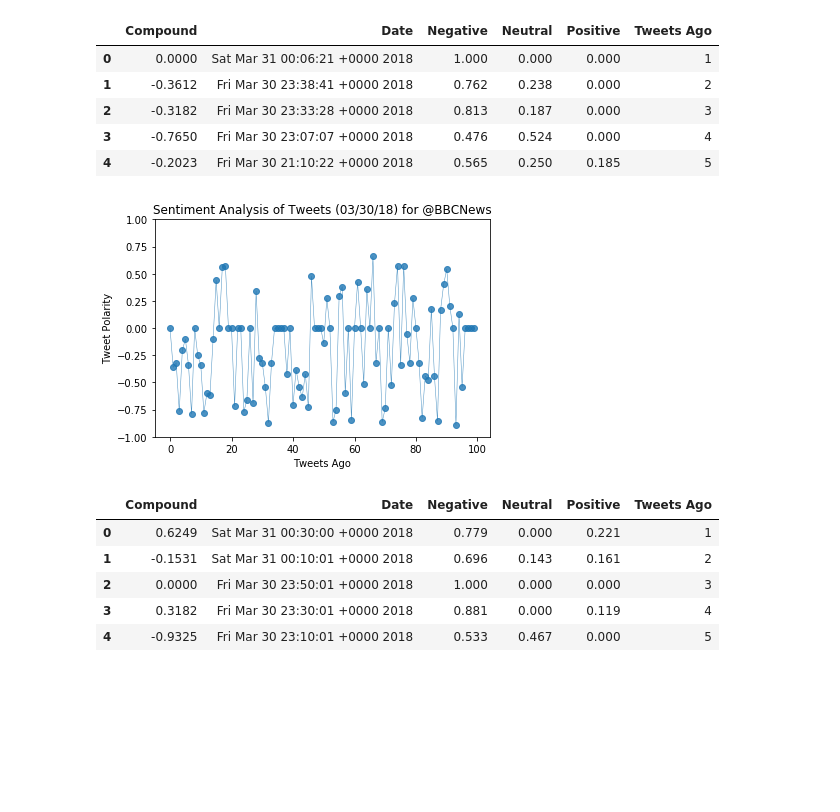
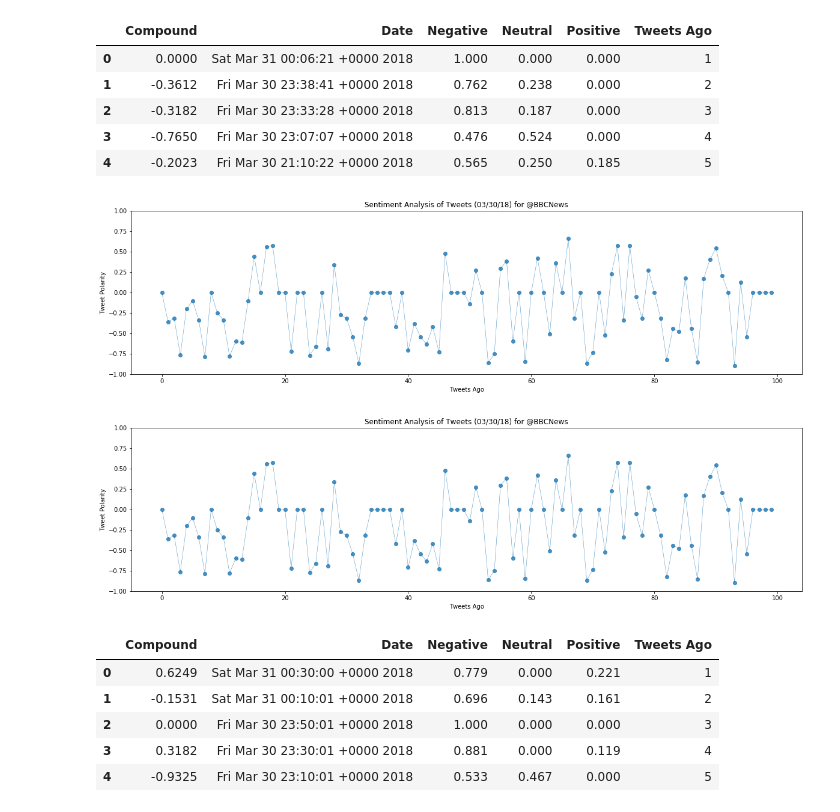
Before and after one commit to ehyoder/Social_Analytics_HW, a Jupyter notebook: Social_Analytics_Hw.ipynb, the cells around one changed output. Drawn from its saved outputs; the diff is of its cells as text; code cells hidden in the pictures; blank space fills up the shorter version.

```diff
--- a/Social_Analytics_Hw.ipynb
+++ b/Social_Analytics_Hw.ipynb
@@ -70,22 +70,25 @@ bbc_sentiments_df.head()
 | 2 | -0.3182 | Fri Mar 30 23:33:28 +0000 2018 | 0.813 | 0.187 | 0.000 | 3 |
 | 3 | -0.7650 | Fri Mar 30 23:07:07 +0000 2018 | 0.476 | 0.524 | 0.000 | 4 |
 | 4 | -0.2023 | Fri Mar 30 21:10:22 +0000 2018 | 0.565 | 0.250 | 0.185 | 5 |
-# %%
-# Create plot of sentiments of the last 100 tweets sent out by each news organization, ranging from -1.0 to 1.0, where a score of 0 expresses a neutral sentiment, -1 the most negative sentiment, and +1 the most positive sentiment
-# Each plot point reflects the compound sentiment of a tweet
-# Sort each plot point by its relative timestamp
-plt.plot(np.arange(len(bbc_sentiments_df["Compound"])),
-         bbc_sentiments_df["Compound"], marker="o", linewidth=0.5,
-         alpha=0.8)
-
-# # Incorporate the other graph properties
-plt.ylim(-1,1)
-plt.title("Sentiment Analysis of Tweets (%s) for %s" % (time.strftime("%x"), bbc_target_user))
-plt.ylabel("Tweet Polarity")
-plt.xlabel("Tweets Ago")
-plt.show()
-# %% [output]
-[figure, removed]
+# %%
+# Set parameters and create BBC plot
+plt.figure(figsize=(20,5))
+plt.ylim(-1,1)
+plt.title("Sentiment Analysis of Tweets (%s) for %s" % (time.strftime("%x"), bbc_target_user))
+plt.ylabel("Tweet Polarity")
+plt.xlabel("Tweets Ago")
+plt.plot(np.arange(len(bbc_sentiments_df["Compound"])),
+         bbc_sentiments_df["Compound"], marker="o", linewidth=0.5,
+         alpha=0.8)
+
+# Save the figure as png image
+plt.savefig("bbc_tweet_sentiment.png")
+
+# Display graph
+plt.show()
+# %% [output]
+[figure, added]
+[figure, added]
 # %%
 # Create a Python script to perform a sentiment analysis of the Twitter activity of CBS News
 cbs_target_user = "@CBSNews"
```
Also changed, not shown: parts of 11 cells of this notebook.
